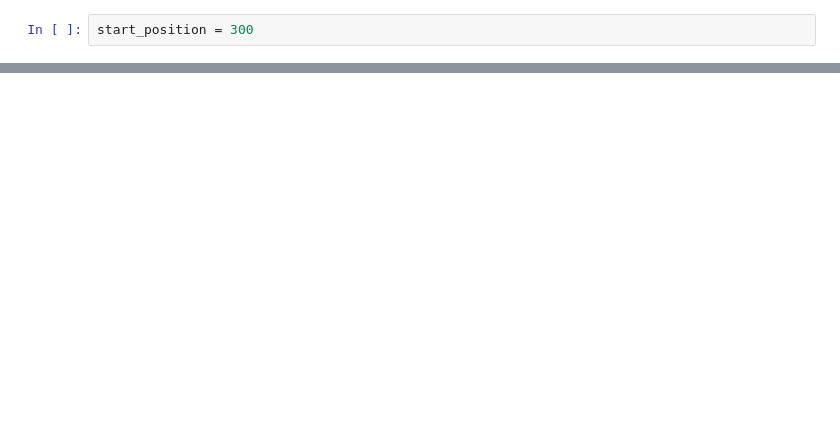
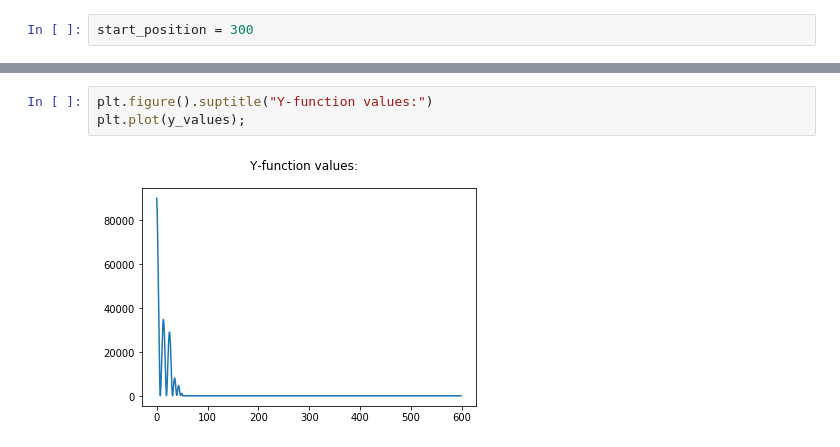
Before and after one commit to akanimax/my-deity, a Jupyter notebook: Scripts/IDEA_2/Testing the update rules on y = x^2 terrain.ipynb, the cells around one changed output, grey strips where cells are left out. Saved outputs shown, nothing was run; the diff lists cells and outputs as text; blank space fills up the shorter version.

```diff
--- a/Scripts/IDEA_2/Testing the update rules on y = x^2 terrain.ipynb
+++ b/Scripts/IDEA_2/Testing the update rules on y = x^2 terrain.ipynb
@@ -88,0 +91,5 @@ position
+# %%
+plt.figure().suptitle("Y-function values:")
+plt.plot(y_values);
+# %% [output]
+[figure, added]
```
Also changed, not shown: parts of 30 cells of this notebook, 2 other files.
